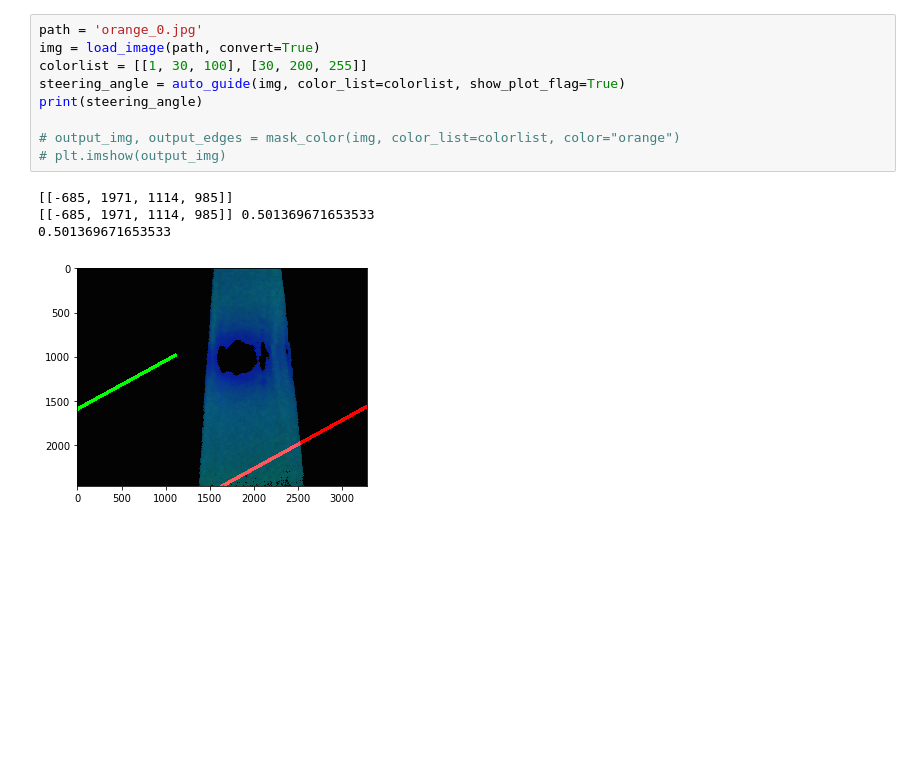
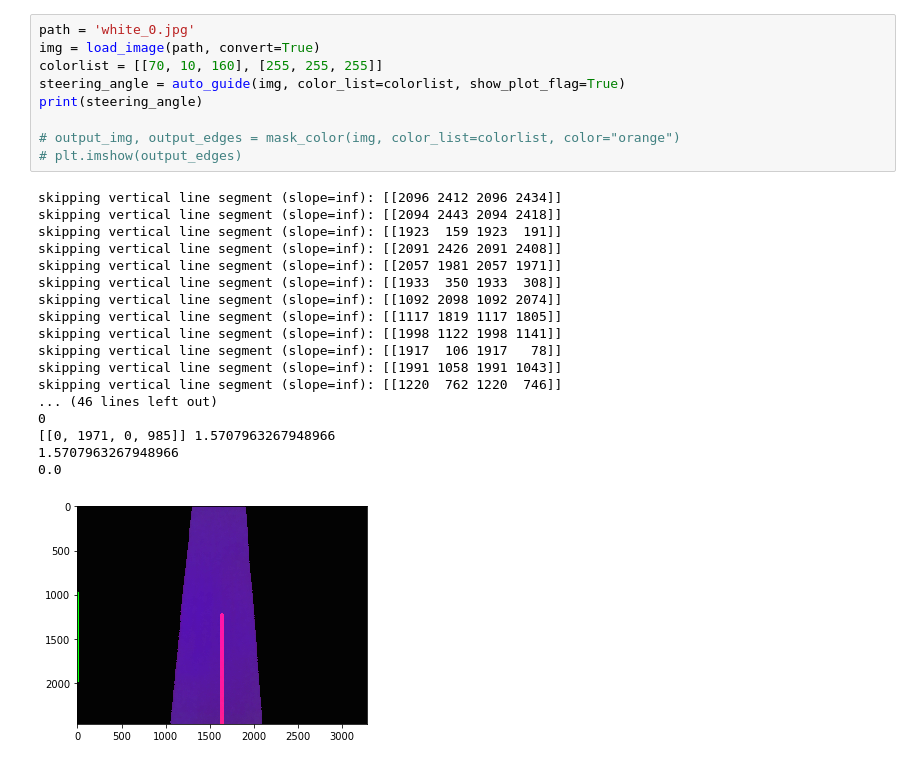
Before and after one commit to Astrotech89/Yetiborg_team, a Jupyter notebook: one_lane_folow.ipynb, the cells around one changed output. Drawn from its saved outputs; the diff is of its cells as text; blank space fills up the shorter version.

Commit message:
added vertical condition, not stable

```diff
--- a/one_lane_folow.ipynb
+++ b/one_lane_folow.ipynb
@@ -225,14 +233,28 @@ def auto_guide(frame, color_list, show_plot_flag=False):
 # %%
-path = 'orange_0.jpg'
+path = 'white_0.jpg'
 img = load_image(path, convert=True)
-colorlist = [[1, 30, 100], [30, 200, 255]]
+colorlist = [[70, 10, 160], [255, 255, 255]]
 steering_angle = auto_guide(img, color_list=colorlist, show_plot_flag=True)
 print(steering_angle)
 
 # output_img, output_edges = mask_color(img, color_list=colorlist, color="orange")
-# plt.imshow(output_img)
+# plt.imshow(output_edges)
 # %% [output]
-[[-685, 1971, 1114, 985]]
-[[-685, 1971, 1114, 985]] 0.501369671653533
-0.501369671653533
+skipping vertical line segment (slope=inf): [[2096 2412 2096 2434]]
+skipping vertical line segment (slope=inf): [[2094 2443 2094 2418]]
+skipping vertical line segment (slope=inf): [[1923  159 1923  191]]
+skipping vertical line segment (slope=inf): [[2091 2426 2091 2408]]
+skipping vertical line segment (slope=inf): [[2057 1981 2057 1971]]
+skipping vertical line segment (slope=inf): [[1933  350 1933  308]]
+skipping vertical line segment (slope=inf): [[1092 2098 1092 2074]]
+skipping vertical line segment (slope=inf): [[1117 1819 1117 1805]]
+skipping vertical line segment (slope=inf): [[1998 1122 1998 1141]]
+skipping vertical line segment (slope=inf): [[1917  106 1917   78]]
+skipping vertical line segment (slope=inf): [[1991 1058 1991 1043]]
+skipping vertical line segment (slope=inf): [[1220  762 1220  746]]
+... (46 lines left out)
+0
+[[0, 1971, 0, 985]] 1.5707963267948966
+1.5707963267948966
+0.0
-[figure, old version]
+[figure, new version]
```
Also changed, not shown: parts of 1 cell of this notebook.
